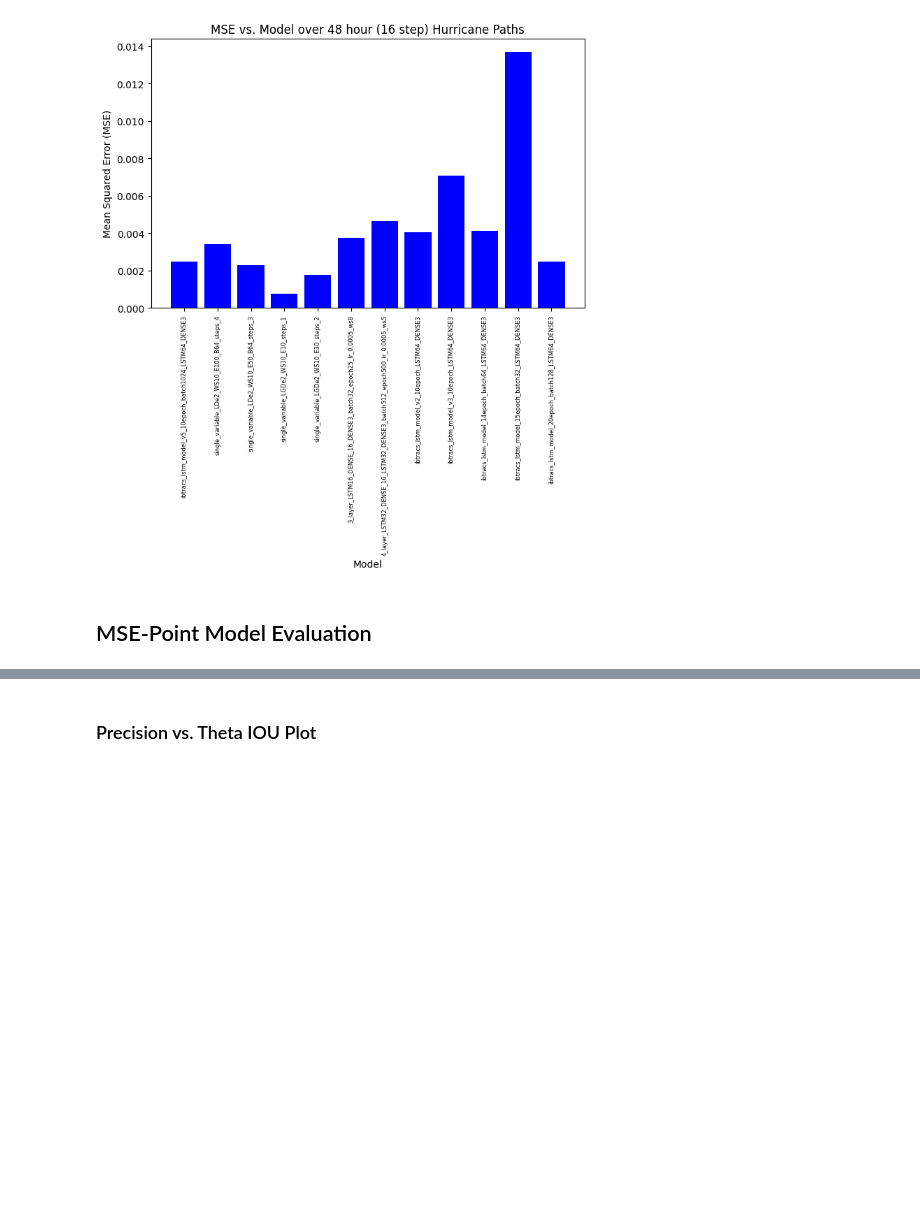
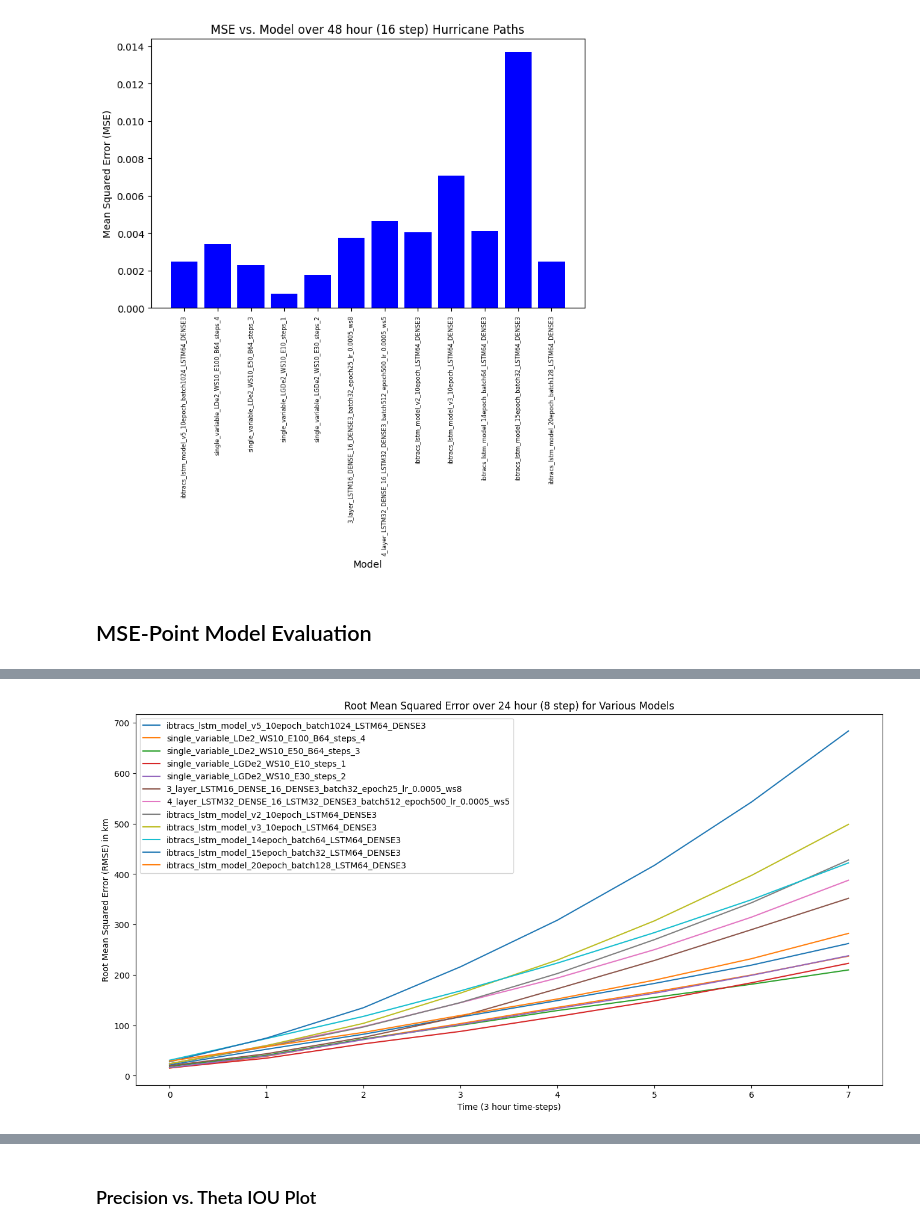
Before and after one commit to arshchawla21/Hurricane_RNN_Forecasting, a Jupyter notebook: notebooks/model_evaluation.ipynb, the cells around one changed output, grey strips where cells are left out. Saved outputs shown, nothing was run; the diff lists cells and outputs as text; code cells hidden in the pictures; blank space fills up the shorter version.

```diff
--- a/notebooks/model_evaluation.ipynb
+++ b/notebooks/model_evaluation.ipynb
@@ -462,0 +478,4 @@ def plot_RMSE_eval(n):
+# %%
+plot_RMSE_eval(8)
+# %% [output]
+[figure, added]
```
Also changed, not shown: parts of 19 cells of this notebook, 1 other file.
